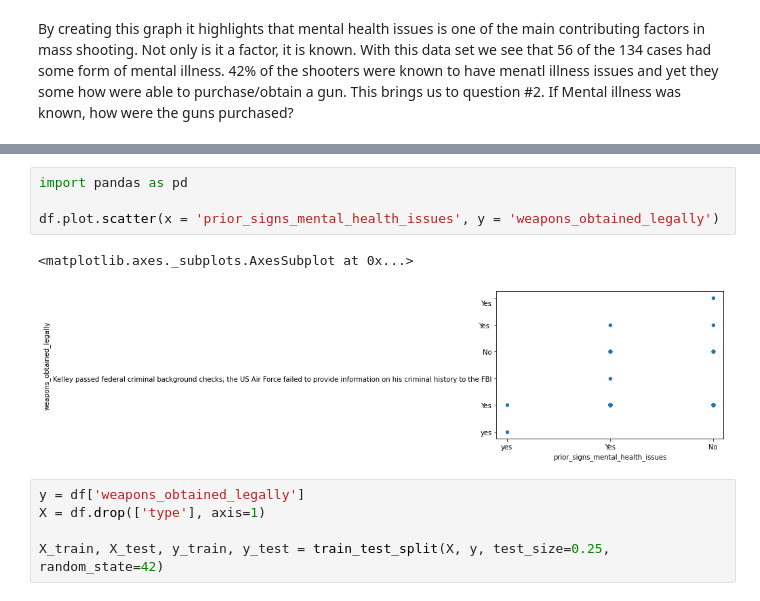
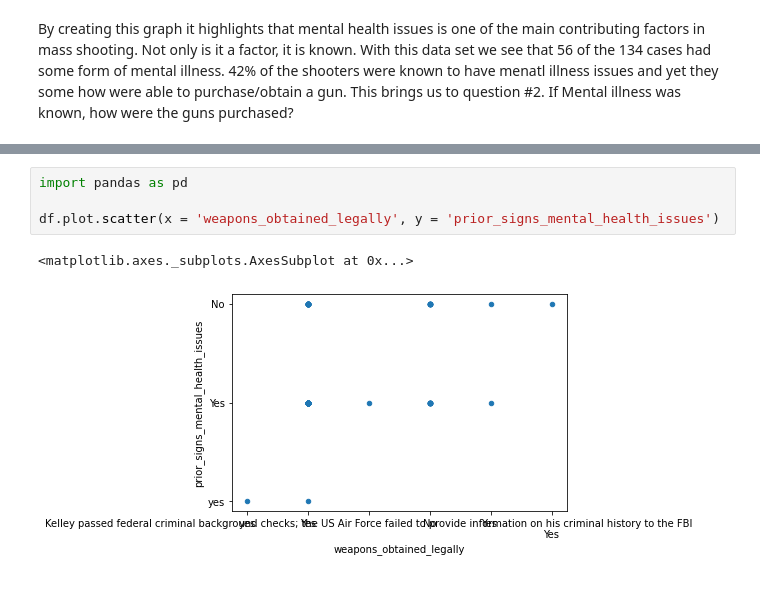
Before and after one commit to SimoneKris/KGS-Data-Analytics-Portfolio, a Jupyter notebook: Copy_of_Milestone_Project_3_Mass_Shootings.ipynb, the cells around one changed output, grey strips where cells are left out. Saved outputs shown, nothing was run; the diff lists cells and outputs as text.

```diff
--- a/Copy_of_Milestone_Project_3_Mass_Shootings.ipynb
+++ b/Copy_of_Milestone_Project_3_Mass_Shootings.ipynb
@@ -152,12 +152,7 @@ px.box(data_frame = df, y = 'weapons_obtained_legally')
 # %%
 import pandas as pd
 
-df.plot.scatter(x = 'prior_signs_mental_health_issues', y = 'weapons_obtained_legally')
+df.plot.scatter(x = 'weapons_obtained_legally', y = 'prior_signs_mental_health_issues')
 # %% [output]
 <matplotlib.axes._subplots.AxesSubplot at 0x...>
-[figure, old version]
+[figure, new version]
-# %%
-y = df['weapons_obtained_legally']
-X = df.drop(['type'], axis=1)
-
-X_train, X_test, y_train, y_test = train_test_split(X, y, test_size=0.25, random_state=42)
```
Also changed, not shown: parts of 8 cells of this notebook.
